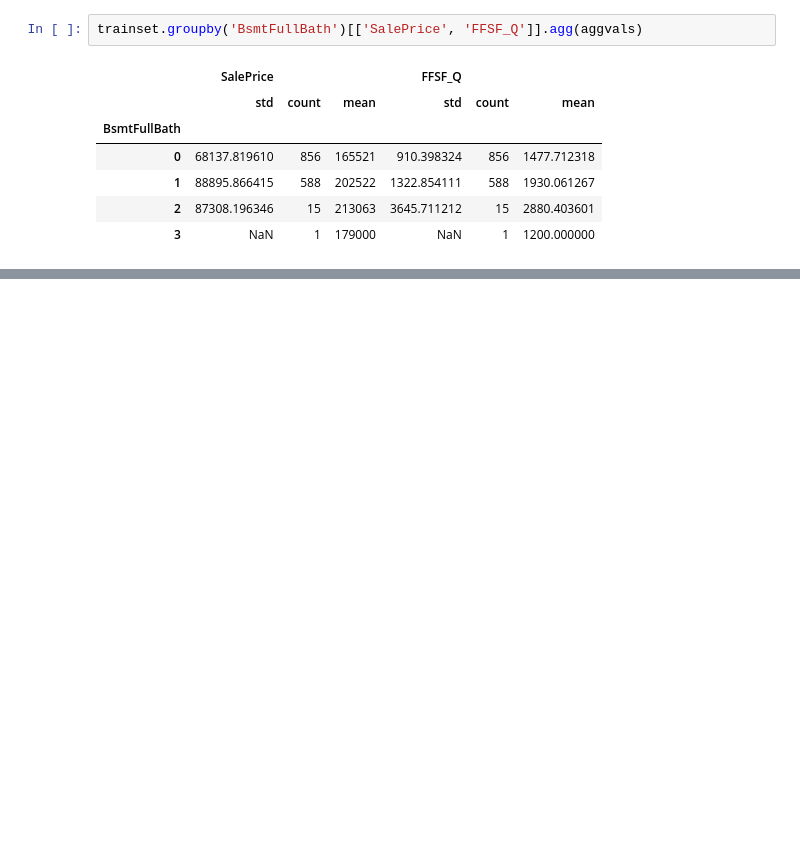
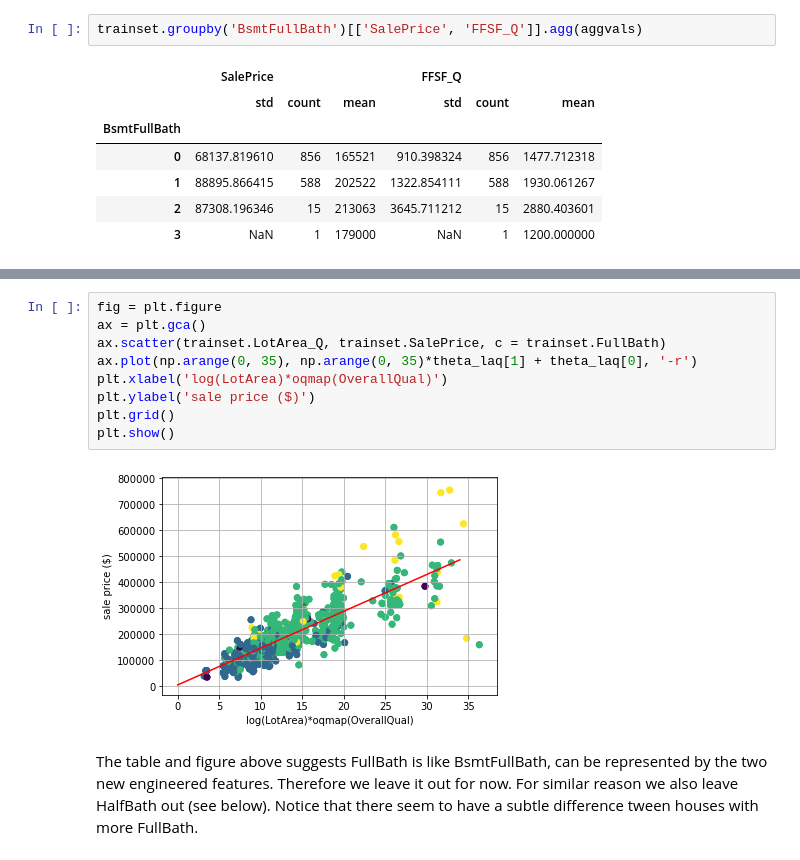
Before and after one commit to badGarnet/house_price, a Jupyter notebook: drawing board.ipynb, the cells around one changed output, grey strips where cells are left out. Drawn from its saved outputs; the diff is of its cells as text; blank space fills up the shorter version.

```diff
--- a/drawing board.ipynb
+++ b/drawing board.ipynb
@@ -1359,0 +1382,14 @@ The effect of basement full bath count is represented by FFSF_Q already, therefo
+# %%
+fig = plt.figure
+ax = plt.gca()
+ax.scatter(trainset.LotArea_Q, trainset.SalePrice, c = trainset.FullBath)
+ax.plot(np.arange(0, 35), np.arange(0, 35)*theta_laq[1] + theta_laq[0], '-r')
+plt.xlabel('log(LotArea)*oqmap(OverallQual)')
+plt.ylabel('sale price ($)')
+plt.grid()
+plt.show()
+# %% [output]
+[figure, added]
+# %% [markdown]
+The table and figure above suggests FullBath is like BsmtFullBath, can be represented by the two new engineered features. Therefore we leave it out for now. For similar reason we also leave HalfBath out (see below).
+Notice that there seem to have a subtle difference tween houses with more FullBath.
```
Also changed, not shown: parts of 40 cells of this notebook.
